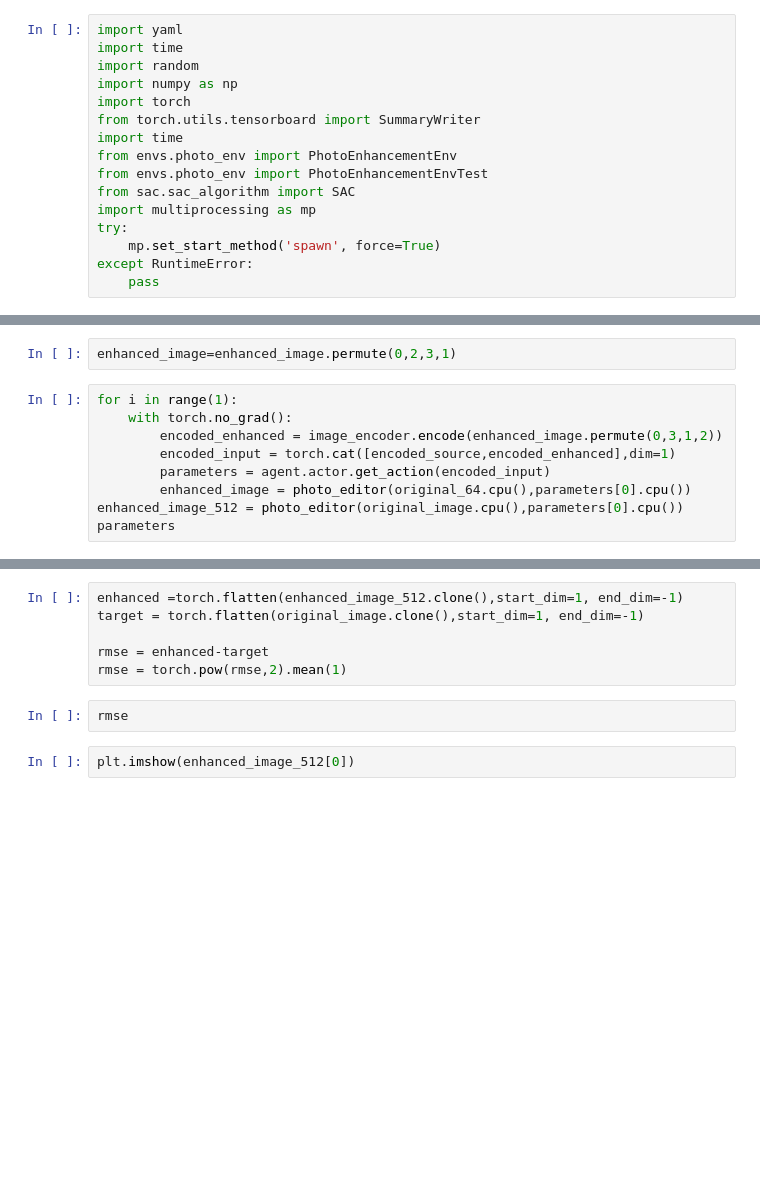
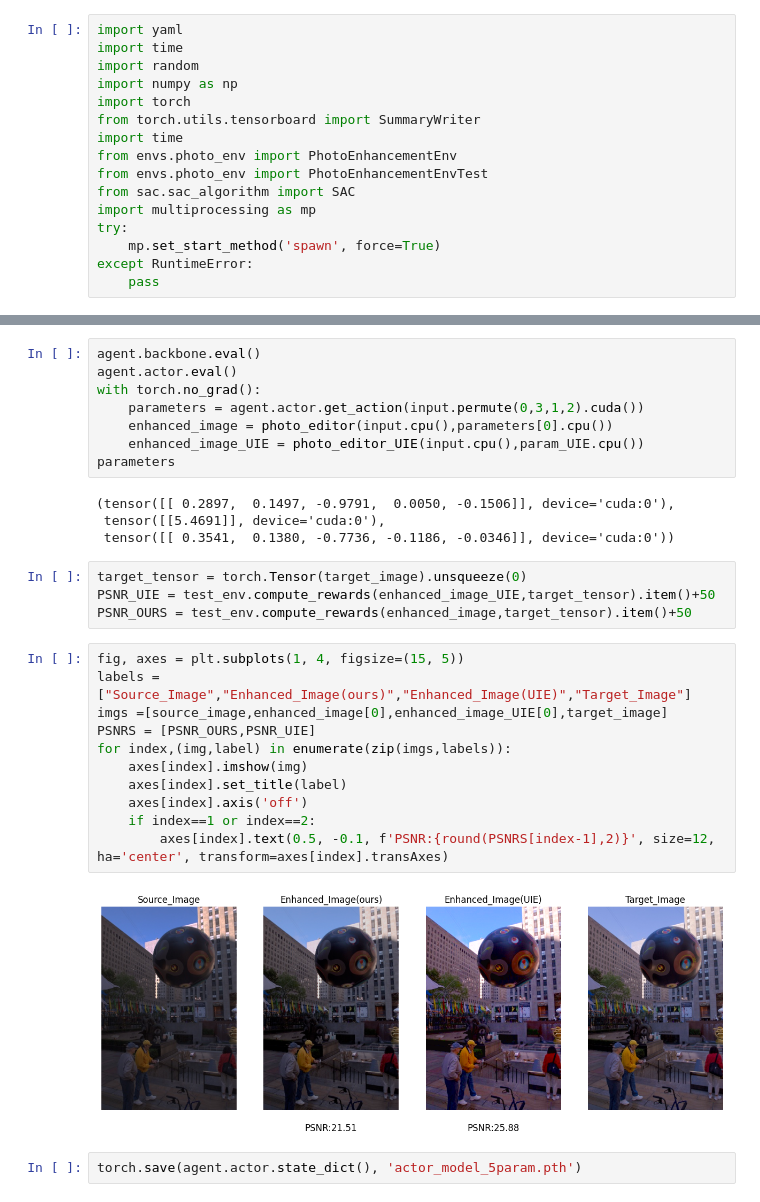
Before and after one commit to zakaria-narjis/ai-photo-enhancer, a Jupyter notebook: test_sac.ipynb, the cells around one changed output, grey strips where cells are left out. Cells and saved outputs as stored; diff of their text form; blank space fills up the shorter version.

```diff
--- a/test_sac.ipynb
+++ b/test_sac.ipynb
@@ -177,11 +140,0 @@ param = torch.tensor([0.125, 0.125, 0.375, 0.125, 0., 0.0625, 0.9375, 0.375, 0.0
-# %%
-enhanced_image=enhanced_image.permute(0,2,3,1)
-# %%
-for i in range(1):
-    with torch.no_grad():
-        encoded_enhanced = image_encoder.encode(enhanced_image.permute(0,3,1,2))
-        encoded_input = torch.cat([encoded_source,encoded_enhanced],dim=1)
-        parameters = agent.actor.get_action(encoded_input)
-        enhanced_image = photo_editor(original_64.cpu(),parameters[0].cpu())
-enhanced_image_512 = photo_editor(original_image.cpu(),parameters[0].cpu())
-parameters
@@ -190,10 +141,31 @@ enhanced_image.shape
-# %%
-enhanced =torch.flatten(enhanced_image_512.clone(),start_dim=1, end_dim=-1)
-target = torch.flatten(original_image.clone(),start_dim=1, end_dim=-1)
-
-rmse = enhanced-target
-rmse = torch.pow(rmse,2).mean(1)
-# %%
-rmse
-# %%
-plt.imshow(enhanced_image_512[0])
+# %%
+agent.backbone.eval()
+agent.actor.eval()
+with torch.no_grad():
+    parameters = agent.actor.get_action(input.permute(0,3,1,2).cuda())
+    enhanced_image = photo_editor(input.cpu(),parameters[0].cpu())
+    enhanced_image_UIE = photo_editor_UIE(input.cpu(),param_UIE.cpu())
+parameters
+# %% [output]
+(tensor([[ 0.2897,  0.1497, -0.9791,  0.0050, -0.1506]], device='cuda:0'),
+ tensor([[5.4691]], device='cuda:0'),
+ tensor([[ 0.3541,  0.1380, -0.7736, -0.1186, -0.0346]], device='cuda:0'))
+# %%
+target_tensor = torch.Tensor(target_image).unsqueeze(0)
+PSNR_UIE = test_env.compute_rewards(enhanced_image_UIE,target_tensor).item()+50
+PSNR_OURS = test_env.compute_rewards(enhanced_image,target_tensor).item()+50
+# %%
+fig, axes = plt.subplots(1, 4, figsize=(15, 5))
+labels =["Source_Image","Enhanced_Image(ours)","Enhanced_Image(UIE)","Target_Image"]
+imgs =[source_image,enhanced_image[0],enhanced_image_UIE[0],target_image]
+PSNRS = [PSNR_OURS,PSNR_UIE]
+for index,(img,label) in enumerate(zip(imgs,labels)):
+    axes[index].imshow(img)
+    axes[index].set_title(label)
+    axes[index].axis('off')
+    if index==1 or index==2:
+        axes[index].text(0.5, -0.1, f'PSNR:{round(PSNRS[index-1],2)}', size=12, ha='center', transform=axes[index].transAxes)
+# %% [output]
+[figure, added]
+# %%
+torch.save(agent.actor.state_dict(), 'actor_model_5param.pth')
```
Also changed, not shown: parts of 14 cells of this notebook, 6 other files.
